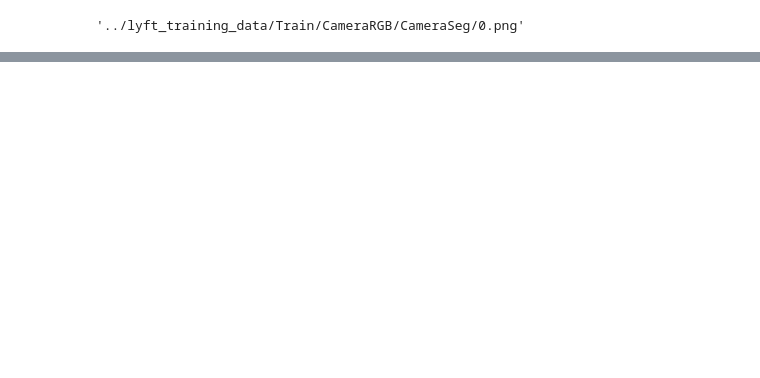
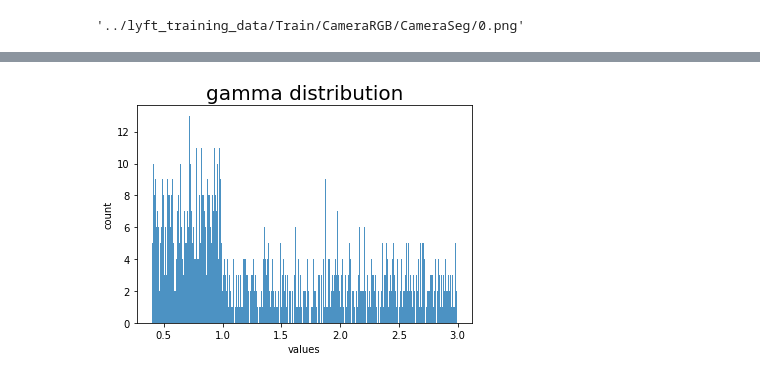
Before and after one commit to jaycode/lyft-perception-challenge-2018, a Jupyter notebook: data-analysis.ipynb, the cells around one changed output, grey strips where cells are left out. Cells and saved outputs as stored; diff of their text form; code cells hidden in the pictures; blank space fills up the shorter version.

```diff
--- a/data-analysis.ipynb
+++ b/data-analysis.ipynb
@@ -98,0 +180,11 @@ rgb.shape
+# %%
+gammas = []
+for i in range(1000):
+    gammas.append(random_gamma())
+plt.hist(gammas, bins=300,alpha=.8)
+plt.title('gamma distribution'.format(max_brightness, max_rotate), fontsize=20)
+plt.xlabel('values')
+plt.ylabel('count')
+plt.show()
+# %% [output]
+[figure, added]
```
Also changed, not shown: parts of 8 cells of this notebook, 44 other files.
